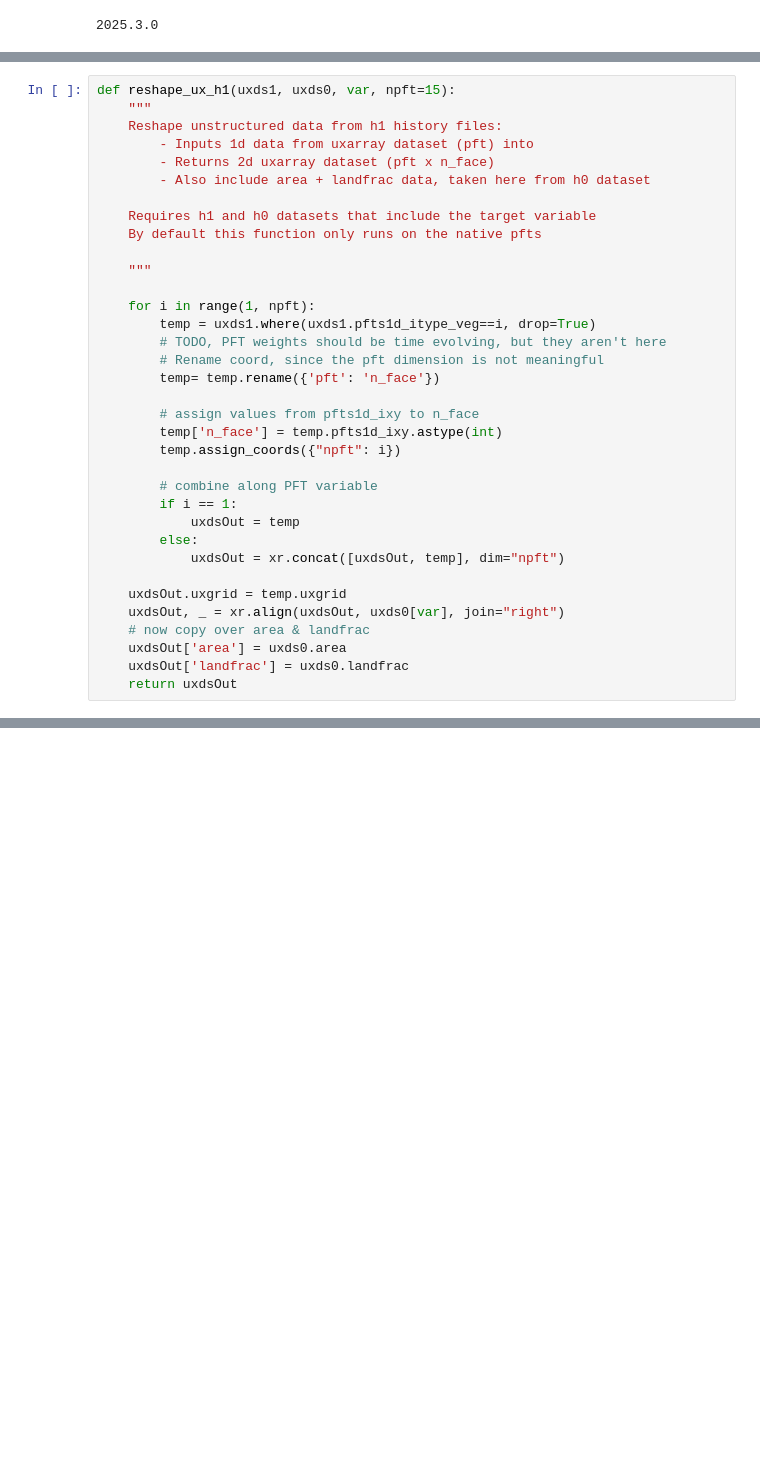
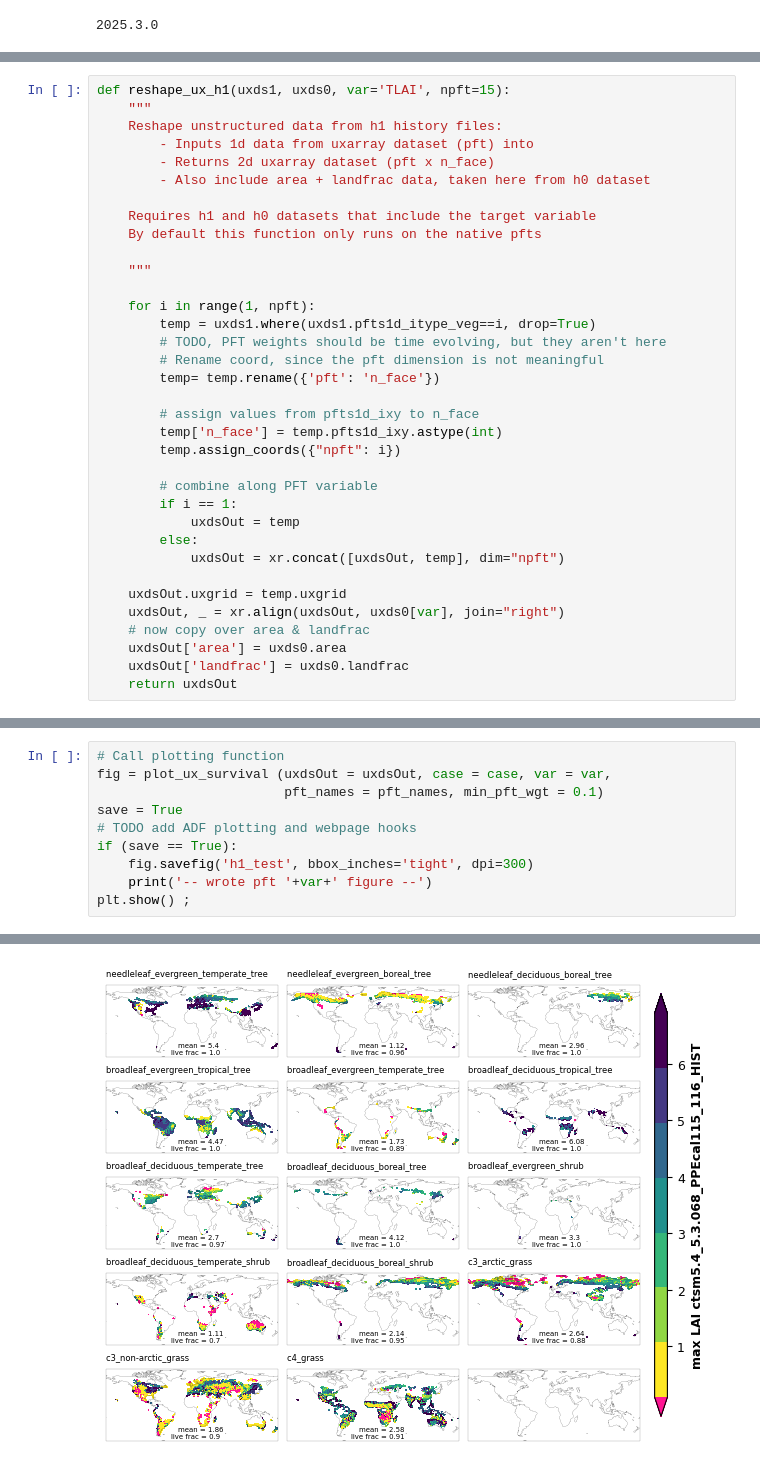
Before and after one commit to NCAR/ADF, a Jupyter notebook: lib/plot_uxarray_h1.ipynb, the cells around one changed output, grey strips where cells are left out. Saved outputs shown, nothing was run; the diff lists cells and outputs as text; blank space fills up the shorter version.

Commit message:
improve ux_h1 plotting fxn

```diff
--- a/lib/plot_uxarray_h1.ipynb
+++ b/lib/plot_uxarray_h1.ipynb
@@ -51,7 +51,7 @@ uxds1 = ux.open_dataset(mesh0, laih1file).max('time')
 n_face_coords = np.arange(1,(uxds1.pfts1d_ixy.max().astype(int)+1))
 uxds0 = uxds0.assign_coords({'n_face': ('n_face', n_face_coords)})
 # %%
-def reshape_ux_h1(uxds1, uxds0, var, npft=15):
+def reshape_ux_h1(uxds1, uxds0, var='TLAI', npft=15):
     """
     Reshape unstructured data from h1 history files:
         - Inputs 1d data from uxarray dataset (pft) into
@@ -180,0 +178,11 @@ plt.show() ;
+# %%
+# Call plotting function
+fig = plot_ux_survival (uxdsOut = uxdsOut, case = case, var = var,
+                        pft_names = pft_names, min_pft_wgt = 0.1)
+save = True
+# TODO add ADF plotting and webpage hooks
+if (save == True):
+    fig.savefig('h1_test', bbox_inches='tight', dpi=300)
+    print('-- wrote pft '+var+' figure --')
+plt.show() ;
+# %% [output]
@@ -180,0 +190 @@ plt.show() ;
+[figure, added]
```
Also changed, not shown: parts of 5 cells of this notebook.
